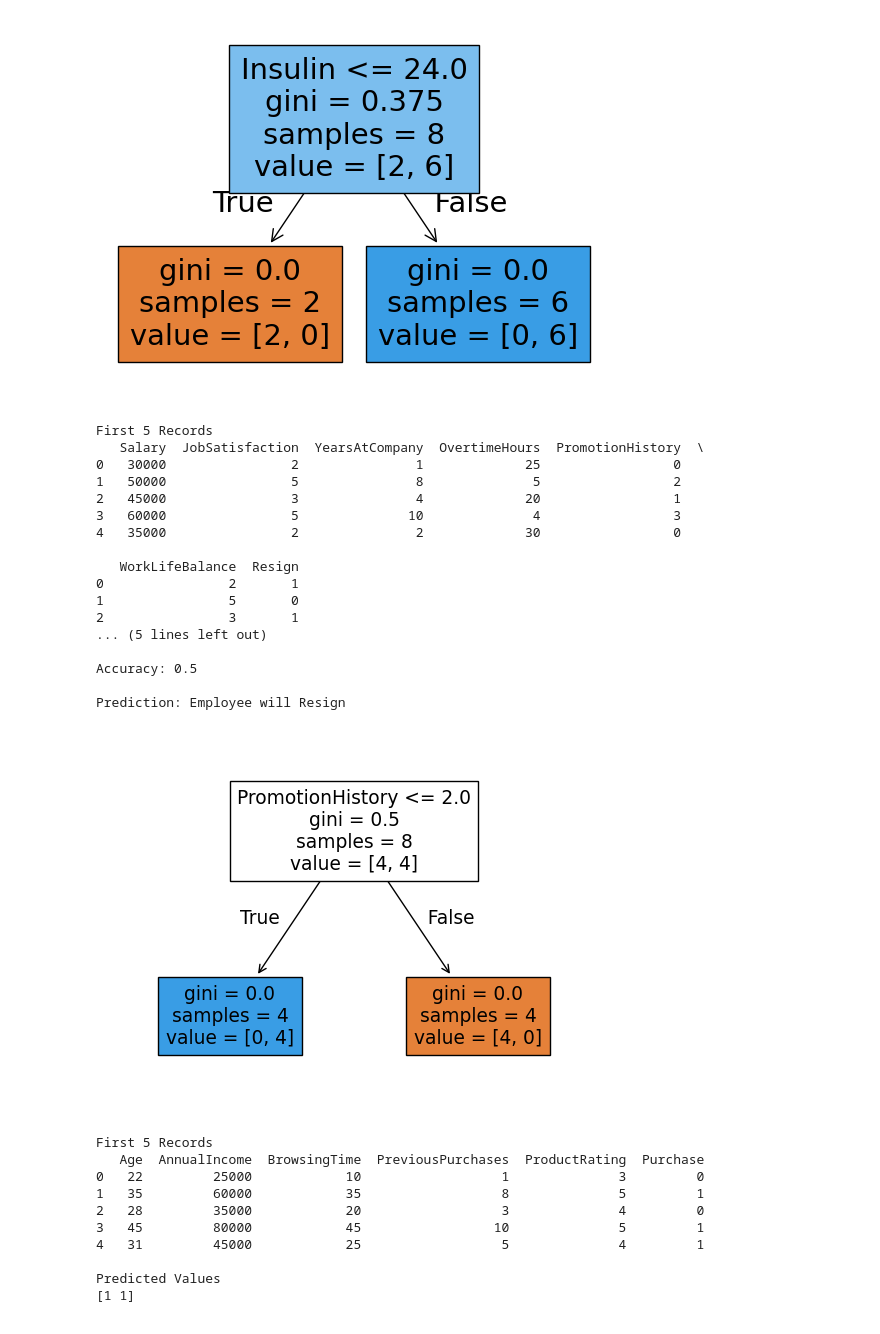
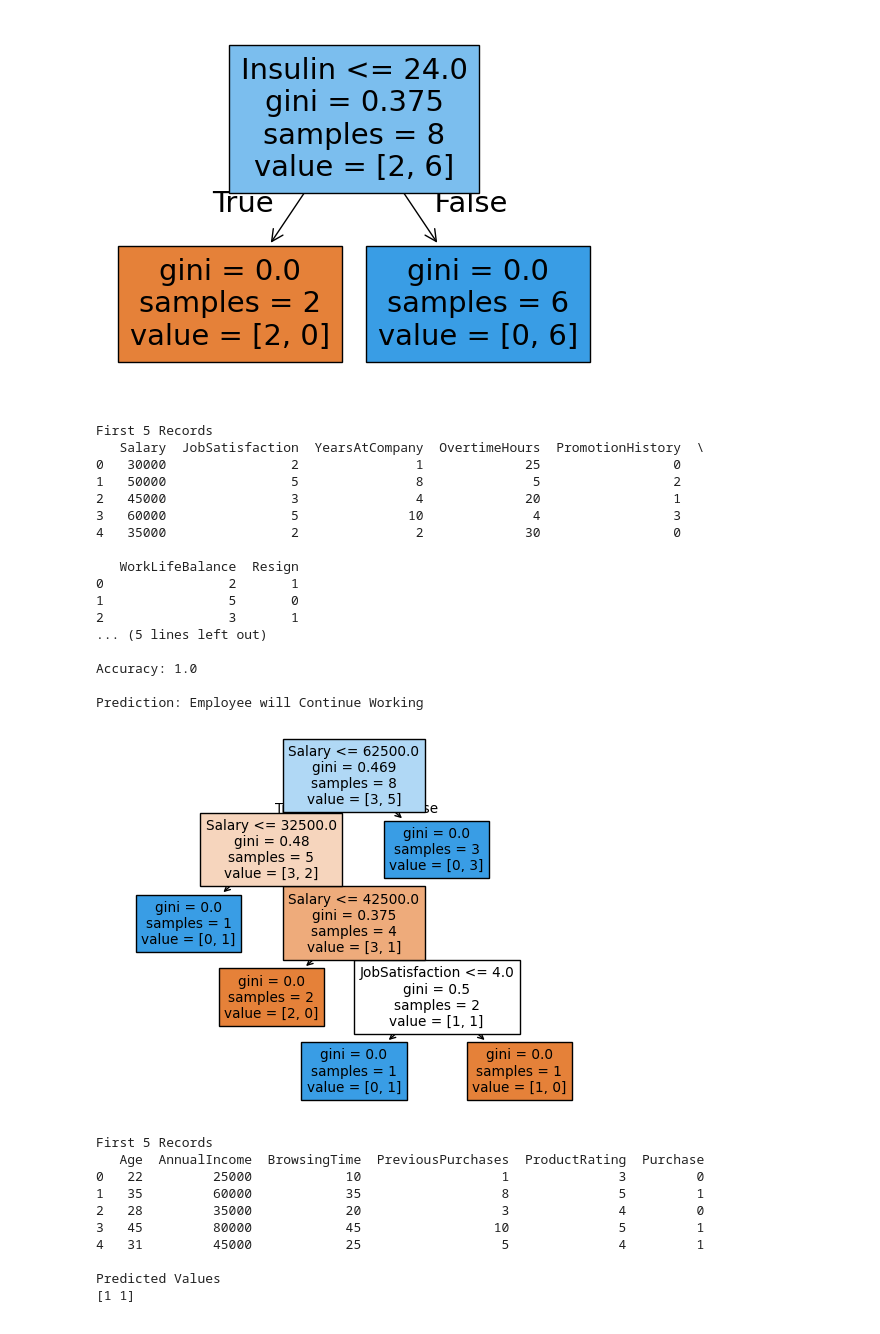
Before and after one commit to isha3456/Isha-, a Jupyter notebook: HW29_06_26.ipynb, the cells around one changed output. Cells and saved outputs as stored; diff of their text form; code cells hidden in the pictures.

```diff
--- a/HW29_06_26.ipynb
+++ b/HW29_06_26.ipynb
@@ -257,7 +257,7 @@ data = {
     "OvertimeHours":[25,5,20,4,30,6,22,3,10,5],
     "PromotionHistory":[0,2,1,3,0,3,1,4,2,3],
     "WorkLifeBalance":[2,5,3,5,2,4,3,5,4,5],
-    "Resign":[1,0,1,0,1,0,1,0,1,0]
+    "Resign":[1,0,1,0,0,1,0,1,1,1]
 }
 
 df = pd.DataFrame(data)
@@ -289,36 +289,36 @@ accuracy = accuracy_score(y_test,prediction)
 print("\nAccuracy:", accuracy)
 
 # New Employee Prediction
 new_employee = [[42000, 3, 5, 18, 1, 3]]
 
 prediction = model.predict(new_employee)
 
 if prediction[0] == 1:
     print("\nPrediction: Employee will Resign")
 else:
     print("\nPrediction: Employee will Continue Working")
 
 plot_tree(model,filled=True,feature_names=['Salary','JobSatisfaction','YearsAtCompany','OvertimeHours','PromotionHistory','WorkLifeBalance','Resign'])
 plt.show()
 # %% [output]
 First 5 Records
    Salary  JobSatisfaction  YearsAtCompany  OvertimeHours  PromotionHistory  \
 0   30000                2               1             25                 0
 1   50000                5               8              5                 2
 2   45000                3               4             20                 1
 3   60000                5              10              4                 3
 4   35000                2               2             30                 0
 
    WorkLifeBalance  Resign
 0                2       1
 1                5       0
 2                3       1
 ... (5 lines left out)
 
-Accuracy: 0.5
+Accuracy: 1.0
 
-Prediction: Employee will Resign
+Prediction: Employee will Continue Working
-[figure, old version]
+[figure, new version]
 # %%
 #5. Customer Purchase Prediction using Decision Tree
 
```
